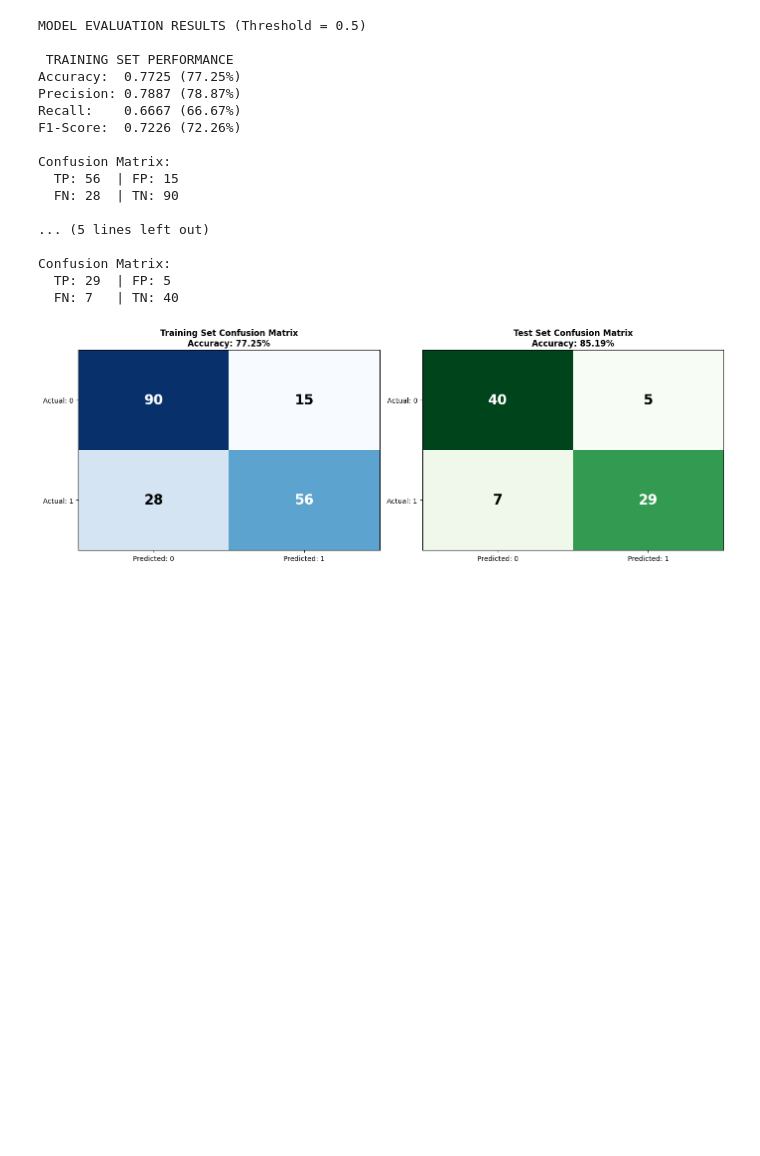
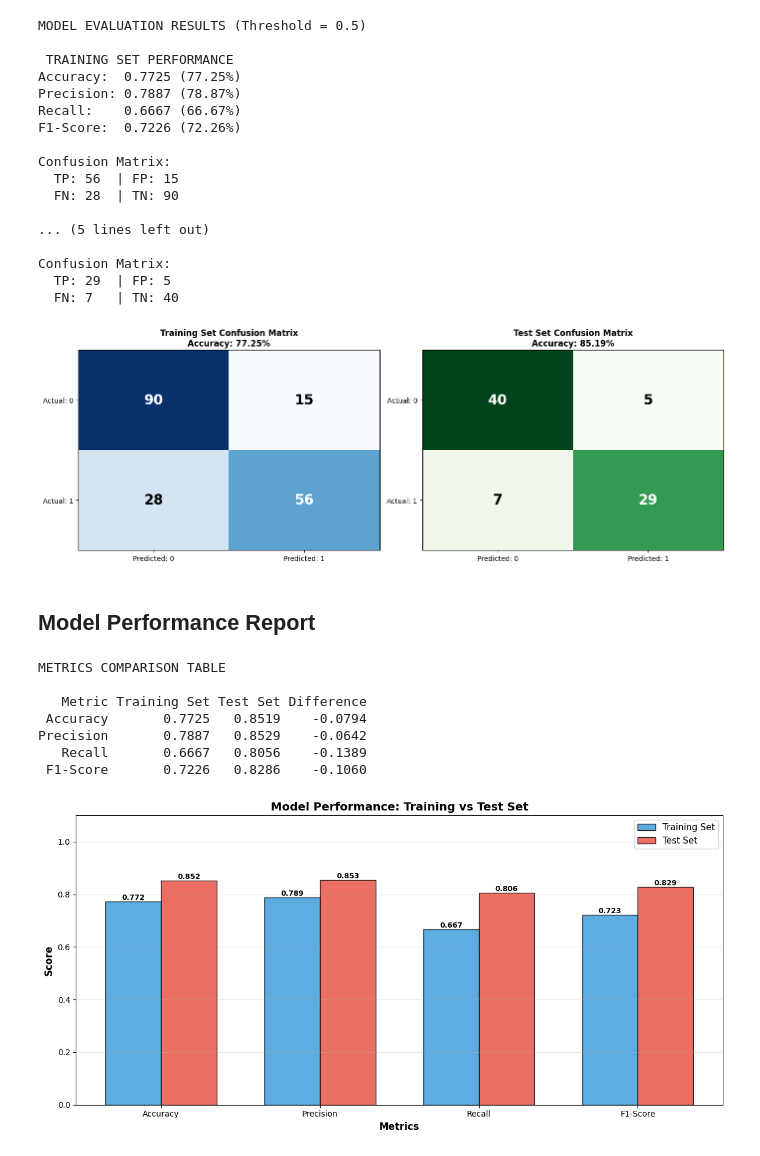
Before and after one commit to Willicami22/Logistic-Regression, a Jupyter notebook: heart_disease_lr_analysis.ipynb, the cells around one changed output. Drawn from its saved outputs; the diff is of its cells as text; code cells hidden in the pictures; blank space fills up the shorter version.

```diff
--- a/heart_disease_lr_analysis.ipynb
+++ b/heart_disease_lr_analysis.ipynb
@@ -512,3 +558,78 @@ Confusion Matrix:
   TP: 29  | FP: 5
   FN: 7   | TN: 40
 [figure]
+# %% [markdown]
+## Model Performance Report
+# %%
+print("METRICS COMPARISON TABLE")
+
+# Create comparison table
+metrics_comparison = pd.DataFrame({
+    'Metric': ['Accuracy', 'Precision', 'Recall', 'F1-Score'],
+    'Training Set': [
+        f"{train_metrics['Accuracy']:.4f}",
+        f"{train_metrics['Precision']:.4f}",
+        f"{train_metrics['Recall']:.4f}",
+        f"{train_metrics['F1-Score']:.4f}"
+    ],
+    'Test Set': [
+        f"{test_metrics['Accuracy']:.4f}",
+        f"{test_metrics['Precision']:.4f}",
+        f"{test_metrics['Recall']:.4f}",
+        f"{test_metrics['F1-Score']:.4f}"
+    ],
+    'Difference': [
+        f"{train_metrics['Accuracy'] - test_metrics['Accuracy']:.4f}",
+        f"{train_metrics['Precision'] - test_metrics['Precision']:.4f}",
+        f"{train_metrics['Recall'] - test_metrics['Recall']:.4f}",
+        f"{train_metrics['F1-Score'] - test_metrics['F1-Score']:.4f}"
+    ]
+})
+
+print("\n" + metrics_comparison.to_string(index=False))
+
+# Visualize metrics comparison
+fig, ax = plt.subplots(figsize=(12, 6))
+
+metrics_names = ['Accuracy', 'Precision', 'Recall', 'F1-Score']
+train_values = [train_metrics['Accuracy'], train_metrics['Precision'],
+                train_metrics['Recall'], train_metrics['F1-Score']]
+test_values = [test_metrics['Accuracy'], test_metrics['Precision'],
+               test_metrics['Recall'], test_metrics['F1-Score']]
+
+x = np.arange(len(metrics_names))
+width = 0.35
+
+bars1 = ax.bar(x - width/2, train_values, width, label='Training Set',
+               color='#3498db', alpha=0.8, edgecolor='black')
+bars2 = ax.bar(x + width/2, test_values, width, label='Test Set',
+               color='#e74c3c', alpha=0.8, edgecolor='black')
+
+# Add value labels on bars
+for bars in [bars1, bars2]:
+    for bar in bars:
+        height = bar.get_height()
+        ax.text(bar.get_x() + bar.get_width()/2., height,
+                f'{height:.3f}',
+                ha='center', va='bottom', fontsize=9, fontweight='bold')
+
+ax.set_xlabel('Metrics', fontsize=12, fontweight='bold')
+ax.set_ylabel('Score', fontsize=12, fontweight='bold')
+ax.set_title('Model Performance: Training vs Test Set', fontsize=14, fontweight='bold')
+ax.set_xticks(x)
+ax.set_xticklabels(metrics_names)
+ax.legend(fontsize=11)
+ax.set_ylim([0, 1.1])
+ax.grid(axis='y', alpha=0.3)
+
+plt.tight_layout()
+plt.show()
+# %% [output]
+METRICS COMPARISON TABLE
+
+   Metric Training Set Test Set Difference
+ Accuracy       0.7725   0.8519    -0.0794
+Precision       0.7887   0.8529    -0.0642
+   Recall       0.6667   0.8056    -0.1389
+ F1-Score       0.7226   0.8286    -0.1060
+[figure, added]
```
Also changed, not shown: parts of 16 cells of this notebook.
